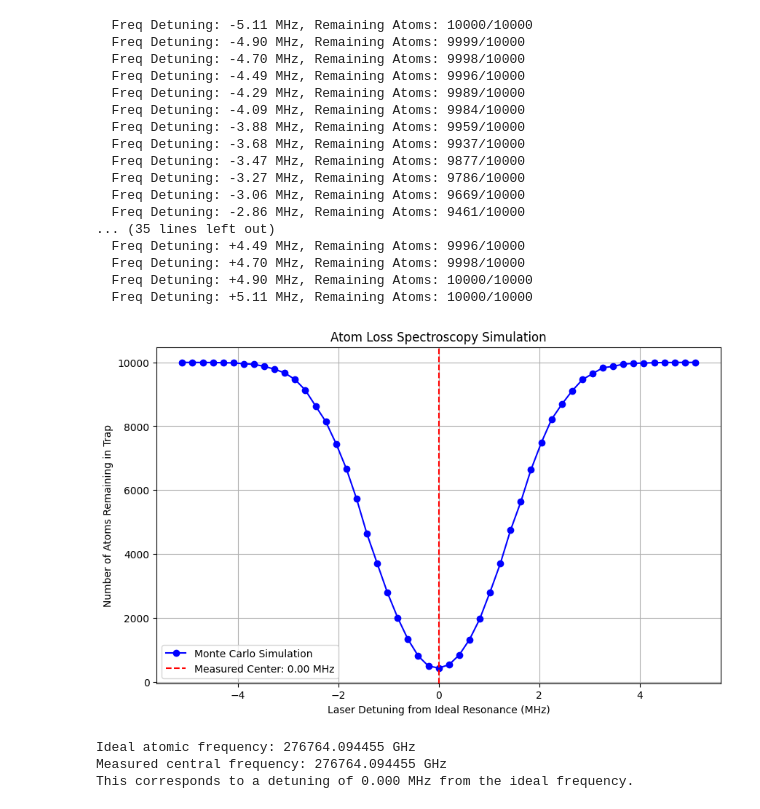
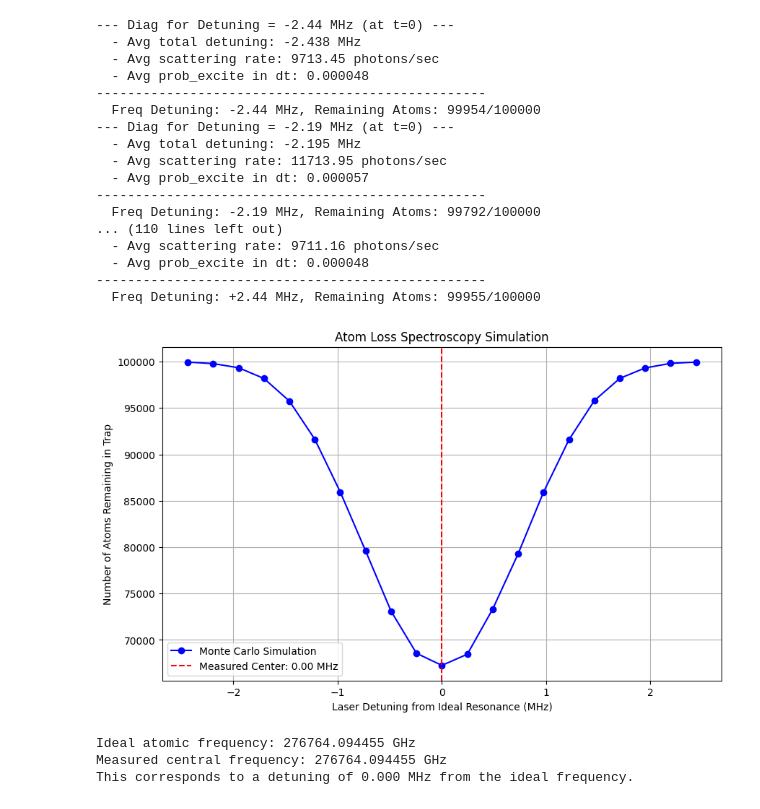
Before and after one commit to SKannan97/charge_radius, a Jupyter notebook: toy_simultn_P_0.ipynb, the cells around one changed output. Cells and saved outputs as stored; diff of their text form; code cells hidden in the pictures.

Commit message:
10^5 atoms
Increased the number of atoms and reduced the saturation parameter and loss of atoms at resonance to see if we are getting the correct linewidth

```diff
--- a/toy_simultn_P_0.ipynb
+++ b/toy_simultn_P_0.ipynb
@@ -70,23 +70,25 @@ k2 = 169087.82825101
 f_atom_ideal = c * (k2 - k1) * 100
 lambda_trans = 1 / ((k2 - k1) * 100)
 k_wavevector_mag = 2 * np.pi / lambda_trans
+
 tau = 97.9e-9
+Gamma_rad_s = 1 / tau
 decay_rate_Hz = 1 / tau
-Gamma_rad_s = 1 * decay_rate_Hz
-Gamma_Hz = Gamma_rad_s / (1)
+Gamma_Hz = 1/tau
+spectroscopic_FWHM_Hz = Gamma_rad_s / (2 * np.pi)
 
 # --- Laser Parameters (Restored to more realistic values) ---
-P_laser = 10e-6
+P_laser = 5e-6
 w0 = 1e-2
 I_laser = 2 * P_laser / (np.pi * w0**2)
 I_sat = (np.pi * h * c) / (3 * lambda_trans**3 * tau)
 s0 = I_laser / I_sat
 
 # --- Experiment and Simulation Parameters ---
-N = 10**4
+N = 10**5
 T = 1e-6
 fx, fy, fz = 15, 20, 25
-T_probe = 10e-3
+T_probe = 5e-3
 dt = tau / 20
 num_steps = int(T_probe / dt)
 U_trap = k_B * 1e-3
@@ -103,7 +105,7 @@ initial_positions = np.random.normal(0, [sigma_x, sigma_y, sigma_z], (N, 3))
 initial_velocities = np.random.normal(0, sigma_v, (N, 3))
 
 # --- Monte-Carlo Simulation ---
-detuning_range_Hz = np.linspace(-0.5 * Gamma_Hz, 0.5 * Gamma_Hz, 51)
+detuning_range_Hz = np.linspace(-1.5 * spectroscopic_FWHM_Hz, 1.5 * spectroscopic_FWHM_Hz, 21)
 laser_frequencies = f_atom_ideal + detuning_range_Hz
 k_vec = np.array([0, 0, k_wavevector_mag])
 remaining_atoms_vs_freq = []
@@ -123,10 +125,26 @@ for i, f_laser in enumerate(laser_frequencies):
         doppler_shifts_rad_s = np.dot(velocities[trapped_indices[ground_indices]], k_vec)
         detunings_rad_s = 2 * np.pi * (f_laser - f_atom_ideal) - doppler_shifts_rad_s
 
-        # BUG FIX 3: Use Gamma_rad_s for correct units
-        scattering_rates = (Gamma_rad_s / 2) * (s0 / (1 + s0 + (2 * detunings_rad_s / Gamma_rad_s)**2))
+
+        scattering_rates = (Gamma_rad_s / 2) * (s0 / (1 + s0 + (2 * (detunings_rad_s) / Gamma_rad_s)**2))
         prob_excite = scattering_rates * dt
+        # Checking scattering rate
+        if step == 0: # Only print for the first time step
+            print(f"--- Diag for Detuning = {detuning_range_Hz[i]/1e6:+.2f} MHz (at t=0) ---")
 
+            # Check the average detuning. Is it what you expect?
+            avg_detuning_MHz = np.mean(detunings_rad_s) / (2 * np.pi * 1e6)
+            print(f"  - Avg total detuning: {avg_detuning_MHz:+.3f} MHz")
+
+            # What is the calculated scattering rate?
+            avg_rate_photons_s = np.mean(scattering_rates)
+            print(f"  - Avg scattering rate: {avg_rate_photons_s:.2f} photons/sec")
+
+            # What is the final probability of excitation in one time step?
+            avg_prob = np.mean(prob_excite)
+            print(f"  - Avg prob_excite in dt: {avg_prob:.6f}") # Print with more precision
+            print("-" * 50)
+        # Checking part end
         excited_mask = np.random.rand(len(ground_indices)) < prob_excite
         atoms_to_excite = trapped_indices[ground_indices[excited_mask]]
         atom_states[atoms_to_excite] = 1
@@ -151,51 +169,51 @@ for i, f_laser in enumerate(laser_frequencies):
             lost_mask = kinetic_energy > U_trap
             atoms_that_were_lost = atoms_to_decay[lost_mask]
             atom_is_trapped[atoms_that_were_lost] = False
 
     final_atom_count = np.sum(atom_is_trapped)
     remaining_atoms_vs_freq.append(final_atom_count)
     print(f"  Freq Detuning: {detuning_range_Hz[i]/1e6:+.2f} MHz, Remaining Atoms: {final_atom_count}/{N}")
 
 # ... (The rest of the plotting code is fine) ...
 
 min_atoms = np.min(remaining_atoms_vs_freq)
 min_index = np.argmin(remaining_atoms_vs_freq)
 measured_central_freq = laser_frequencies[min_index]
 measured_detuning_Hz = detuning_range_Hz[min_index]
 
 # Plot the result
 plt.figure(figsize=(10, 6))
 plt.plot(detuning_range_Hz / 1e6, remaining_atoms_vs_freq, 'bo-', label='Monte Carlo Simulation')
 plt.axvline(measured_detuning_Hz / 1e6, color='r', linestyle='--', label=f'Measured Center: {measured_detuning_Hz/1e6:.2f} MHz')
 plt.title('Atom Loss Spectroscopy Simulation')
 plt.xlabel('Laser Detuning from Ideal Resonance (MHz)')
 plt.ylabel('Number of Atoms Remaining in Trap')
 plt.grid(True)
 plt.legend()
 plt.show()
 
 print(f"\nIdeal atomic frequency: {f_atom_ideal / 1e9:.6f} GHz")
 print(f"Measured central frequency: {measured_central_freq / 1e9:.6f} GHz")
 print(f"This corresponds to a detuning of {measured_detuning_Hz / 1e6:.3f} MHz from the ideal frequency.")
 # %% [output]
-  Freq Detuning: -5.11 MHz, Remaining Atoms: 10000/10000
-  Freq Detuning: -4.90 MHz, Remaining Atoms: 9999/10000
-  Freq Detuning: -4.70 MHz, Remaining Atoms: 9998/10000
-  Freq Detuning: -4.49 MHz, Remaining Atoms: 9996/10000
-  Freq Detuning: -4.29 MHz, Remaining Atoms: 9989/10000
-  Freq Detuning: -4.09 MHz, Remaining Atoms: 9984/10000
-  Freq Detuning: -3.88 MHz, Remaining Atoms: 9959/10000
-  Freq Detuning: -3.68 MHz, Remaining Atoms: 9937/10000
-  Freq Detuning: -3.47 MHz, Remaining Atoms: 9877/10000
-  Freq Detuning: -3.27 MHz, Remaining Atoms: 9786/10000
-  Freq Detuning: -3.06 MHz, Remaining Atoms: 9669/10000
-  Freq Detuning: -2.86 MHz, Remaining Atoms: 9461/10000
-... (35 lines left out)
-  Freq Detuning: +4.49 MHz, Remaining Atoms: 9996/10000
-  Freq Detuning: +4.70 MHz, Remaining Atoms: 9998/10000
-  Freq Detuning: +4.90 MHz, Remaining Atoms: 10000/10000
-  Freq Detuning: +5.11 MHz, Remaining Atoms: 10000/10000
+--- Diag for Detuning = -2.44 MHz (at t=0) ---
+  - Avg total detuning: -2.438 MHz
+  - Avg scattering rate: 9713.45 photons/sec
+  - Avg prob_excite in dt: 0.000048
+--------------------------------------------------
+  Freq Detuning: -2.44 MHz, Remaining Atoms: 99954/100000
+--- Diag for Detuning = -2.19 MHz (at t=0) ---
+  - Avg total detuning: -2.195 MHz
+  - Avg scattering rate: 11713.95 photons/sec
+  - Avg prob_excite in dt: 0.000057
+--------------------------------------------------
+  Freq Detuning: -2.19 MHz, Remaining Atoms: 99792/100000
+... (110 lines left out)
+  - Avg scattering rate: 9711.16 photons/sec
+  - Avg prob_excite in dt: 0.000048
+--------------------------------------------------
+  Freq Detuning: +2.44 MHz, Remaining Atoms: 99955/100000
-[figure, old version]
+[figure, new version]
 Ideal atomic frequency: 276764.094455 GHz
 Measured central frequency: 276764.094455 GHz
 This corresponds to a detuning of 0.000 MHz from the ideal frequency.
```
Also changed, not shown: parts of 1 cell of this notebook.
